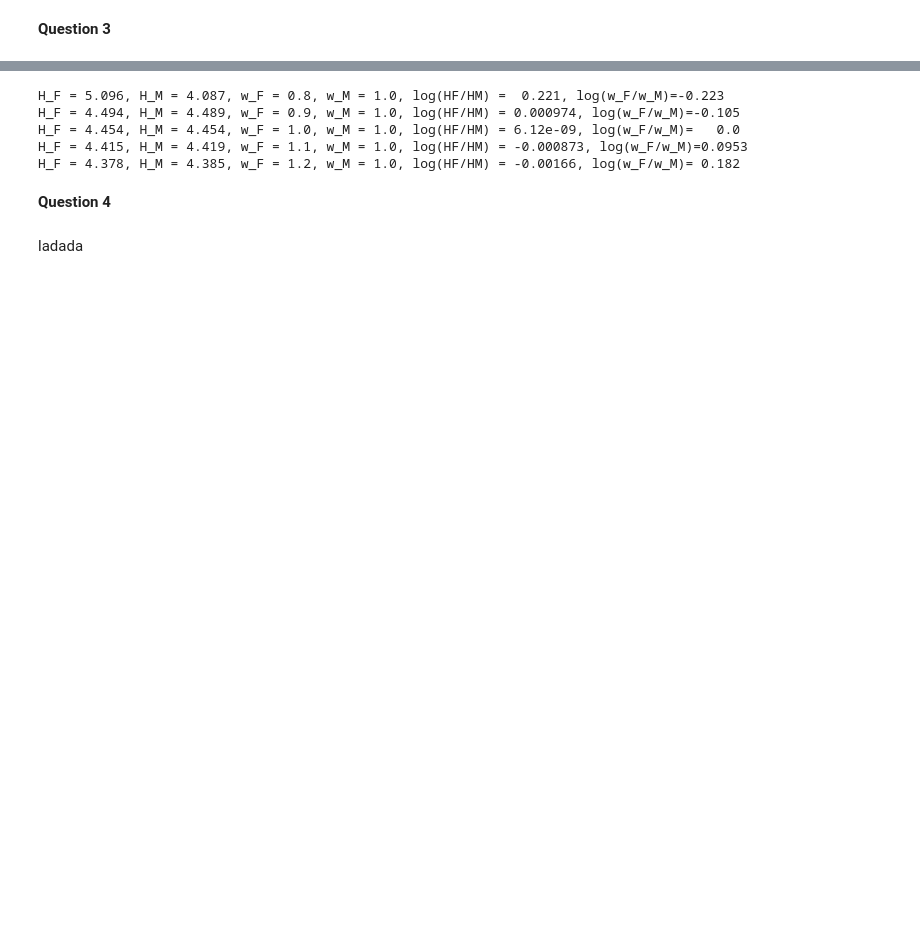
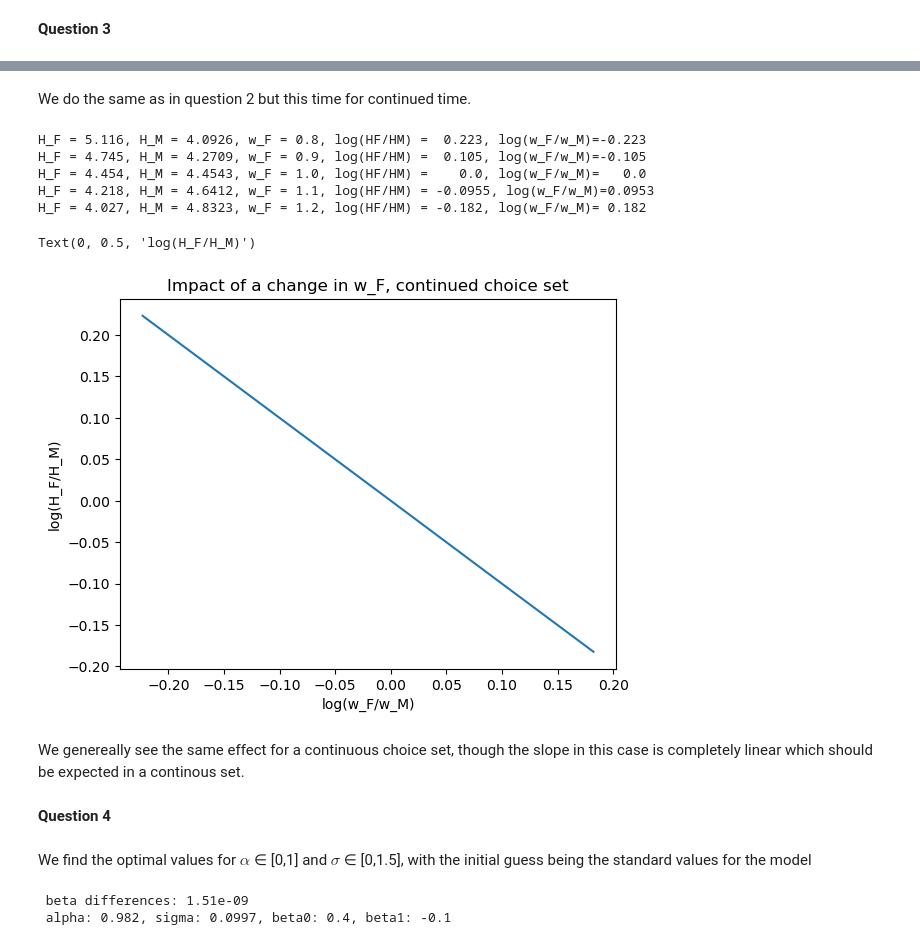
Before and after one commit to NumEconCopenhagen/projects-2023-tgr401, a Jupyter notebook: inauguralproject/Final_inauguralproject.ipynb, the cells around one changed output, grey strips where cells are left out. Drawn from its saved outputs; the diff is of its cells as text; code cells hidden in the pictures; blank space fills up the shorter version.

```diff
--- a/inauguralproject/Final_inauguralproject.ipynb
+++ b/inauguralproject/Final_inauguralproject.ipynb
@@ -74,16 +92,47 @@ dadadaad
+# %% [markdown]
+We do the same as in question 2 but this time for continued time.
 # %%
+#We set the inital guess to 4.5 for H and L variables, as this was the answer in discrete time
 for w_F in hoc.par.w_F_vec:
     hoc.par.w_F=w_F
     solve=hoc.solve_continued()
-    print(f'H_F = {solve.H_F:.4}, H_M = {solve.H_M:.4}, w_F = {w_F}, w_M = {hoc.par.w_M}, log(HF/HM) = {np.log(solve.H_F/solve.H_M):6.3}, log(w_F/w_M)={np.log(w_F/hoc.par.w_M):6.3}')
+    print(f'H_F = {solve.H_F:.4}, H_M = {solve.H_M:6.5}, w_F = {w_F}, log(HF/HM) = {np.log(solve.H_F/solve.H_M):6.3}, log(w_F/w_M)={np.log(w_F/hoc.par.w_M):6.3}')
+#reset w_F
 hoc.par.w_F=1
+
+#create the vectors to plot in the graph
+hoc.solve_w_F_vec()
+log_w_F_w_M=np.log(hoc.par.w_F_vec)
+cont_log_H_F_H_M=np.log(hoc.sol.H_F_vec/hoc.sol.H_M_vec)
+
+#create the plot
+# a. create the figure
+contfig = plt.figure()
+
+# b. plot
+contax = contfig.add_subplot(1,1,1)
+
+contax.plot(log_w_F_w_M,cont_log_H_F_H_M)
+
+contax.set_title('Impact of a change in w_F, continued choice set')
+contax.set_xlabel('log(w_F/w_M)')
+contax.set_ylabel('log(H_F/H_M)')
 # %% [output]
-H_F = 5.096, H_M = 4.087, w_F = 0.8, w_M = 1.0, log(HF/HM) =  0.221, log(w_F/w_M)=-0.223
-H_F = 4.494, H_M = 4.489, w_F = 0.9, w_M = 1.0, log(HF/HM) = 0.000974, log(w_F/w_M)=-0.105
-H_F = 4.454, H_M = 4.454, w_F = 1.0, w_M = 1.0, log(HF/HM) = 6.12e-09, log(w_F/w_M)=   0.0
-H_F = 4.415, H_M = 4.419, w_F = 1.1, w_M = 1.0, log(HF/HM) = -0.000873, log(w_F/w_M)=0.0953
-H_F = 4.378, H_M = 4.385, w_F = 1.2, w_M = 1.0, log(HF/HM) = -0.00166, log(w_F/w_M)= 0.182
+H_F = 5.116, H_M = 4.0926, w_F = 0.8, log(HF/HM) =  0.223, log(w_F/w_M)=-0.223
+H_F = 4.745, H_M = 4.2709, w_F = 0.9, log(HF/HM) =  0.105, log(w_F/w_M)=-0.105
+H_F = 4.454, H_M = 4.4543, w_F = 1.0, log(HF/HM) =    0.0, log(w_F/w_M)=   0.0
+H_F = 4.218, H_M = 4.6412, w_F = 1.1, log(HF/HM) = -0.0955, log(w_F/w_M)=0.0953
+H_F = 4.027, H_M = 4.8323, w_F = 1.2, log(HF/HM) = -0.182, log(w_F/w_M)= 0.182
+Text(0, 0.5, 'log(H_F/H_M)')
+[figure, added]
+# %% [markdown]
+We genereally see the same effect for a continuous choice set, though the slope in this case is completely linear which should be expected in a continous set.
 # %% [markdown]
 **Question 4**
-# %% [markdown]
-ladada
+# %% [markdown]
+We find the optimal values for $\alpha$ ∈ [0,1] and $\sigma$ ∈ [0,1.5], with the initial guess being the standard values for the model
+# %%
+hoc.estimate()
+# %% [output]
+ beta differences: 1.51e-09
+ alpha: 0.982, sigma: 0.0997, beta0: 0.4, beta1: -0.1
```
Also changed, not shown: parts of 16 cells of this notebook, 2 other files.
